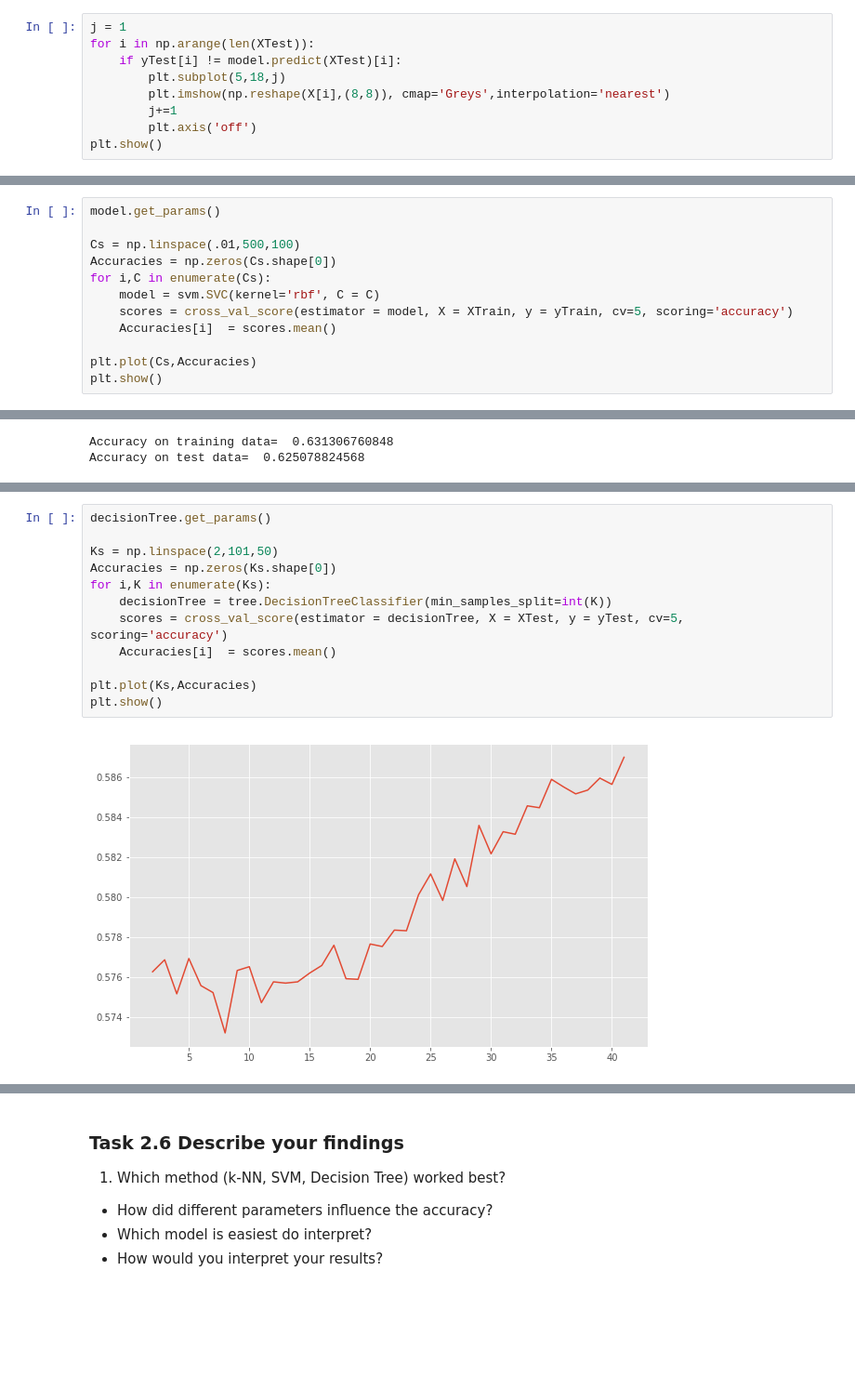
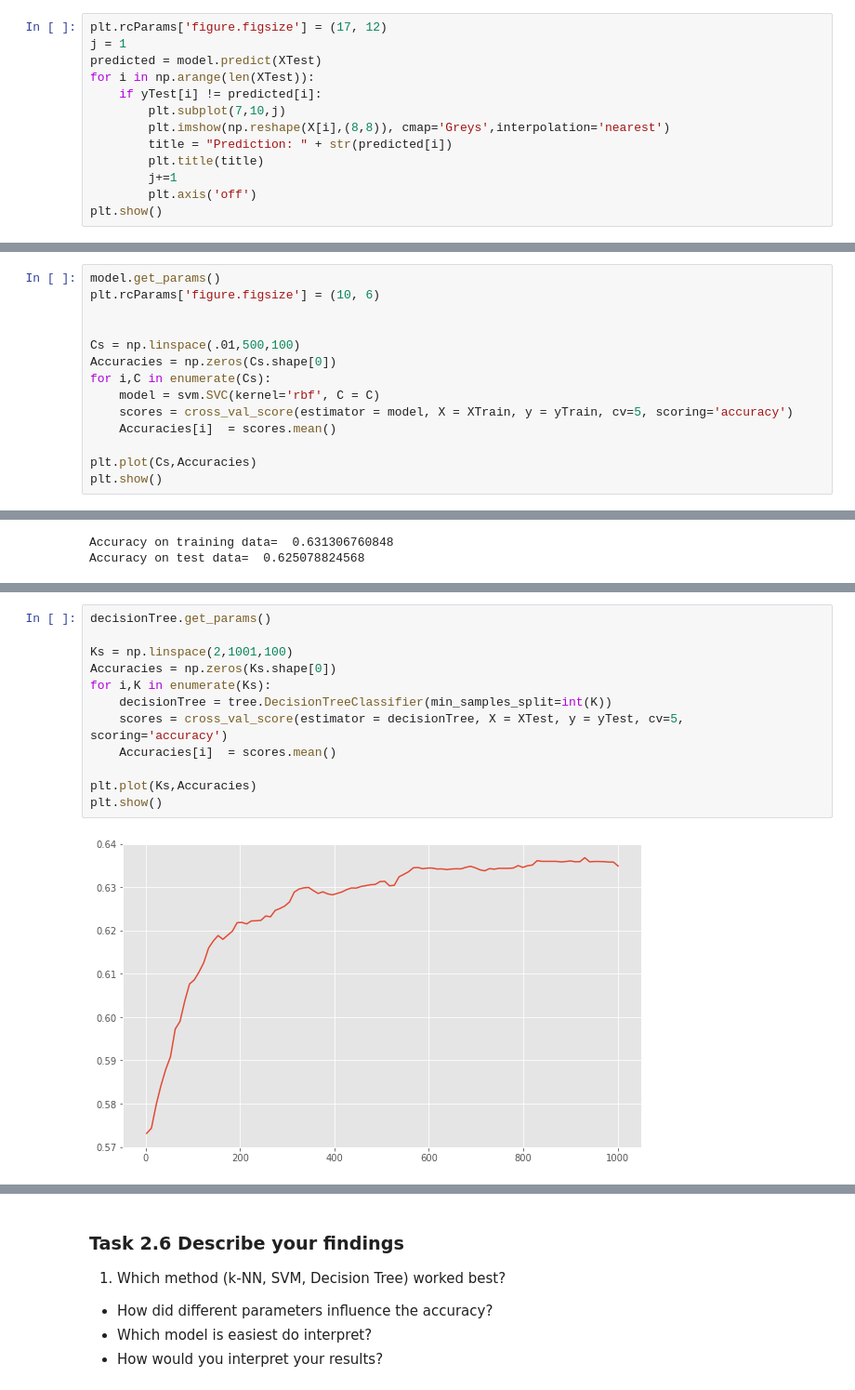
Before and after one commit to tjtiner/datasciencecourse, a Jupyter notebook: HW7/2018-HW7.ipynb, the cells around one changed output, grey strips where cells are left out. Shown at 93% size. Saved outputs shown, nothing was run; the diff lists cells and outputs as text; blank space fills up the shorter version.

```diff
--- a/HW7/2018-HW7.ipynb
+++ b/HW7/2018-HW7.ipynb
@@ -144,9 +144,13 @@ We get an accuracy of .9527. It looks like the most errors occur on the numbers
 # %%
+plt.rcParams['figure.figsize'] = (17, 12)
 j = 1
+predicted = model.predict(XTest)
 for i in np.arange(len(XTest)):
-    if yTest[i] != model.predict(XTest)[i]:
-        plt.subplot(5,18,j)
+    if yTest[i] != predicted[i]:
+        plt.subplot(7,10,j)
         plt.imshow(np.reshape(X[i],(8,8)), cmap='Greys',interpolation='nearest')
+        title = "Prediction: " + str(predicted[i])
+        plt.title(title)
         j+=1
         plt.axis('off')
 plt.show()
@@ -155,5 +159,7 @@ plt.show()
 # %%
 model.get_params()
+plt.rcParams['figure.figsize'] = (10, 6)
+
 
 Cs = np.linspace(.01,500,100)
 Accuracies = np.zeros(Cs.shape[0])
@@ -453,15 +458,15 @@ plt.show()
 # %%
 decisionTree.get_params()
 
-Ks = np.linspace(2,101,50)
+Ks = np.linspace(2,1001,100)
 Accuracies = np.zeros(Ks.shape[0])
 for i,K in enumerate(Ks):
     decisionTree = tree.DecisionTreeClassifier(min_samples_split=int(K))
     scores = cross_val_score(estimator = decisionTree, X = XTest, y = yTest, cv=5, scoring='accuracy')
     Accuracies[i]  = scores.mean()
 
 plt.plot(Ks,Accuracies)
 plt.show()
 # %% [output]
-[figure, old version]
+[figure, new version]
 # %%
```
Also changed, not shown: parts of 8 cells of this notebook, 2 other files.
